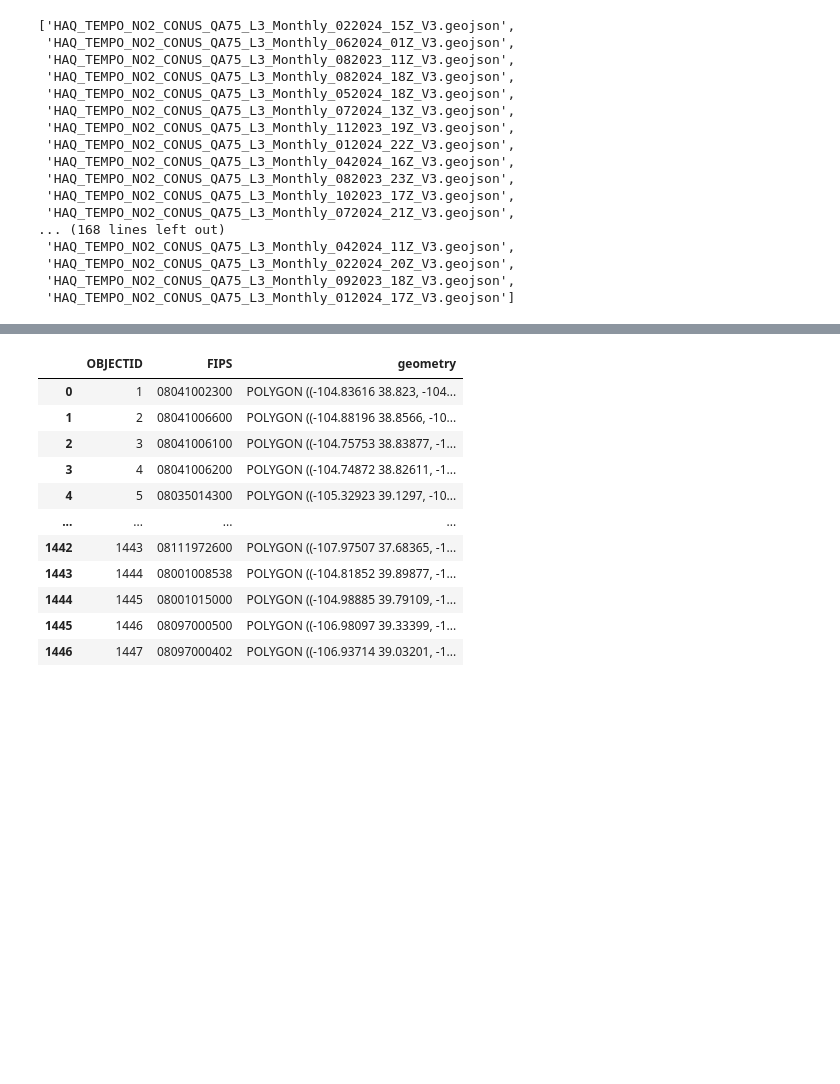
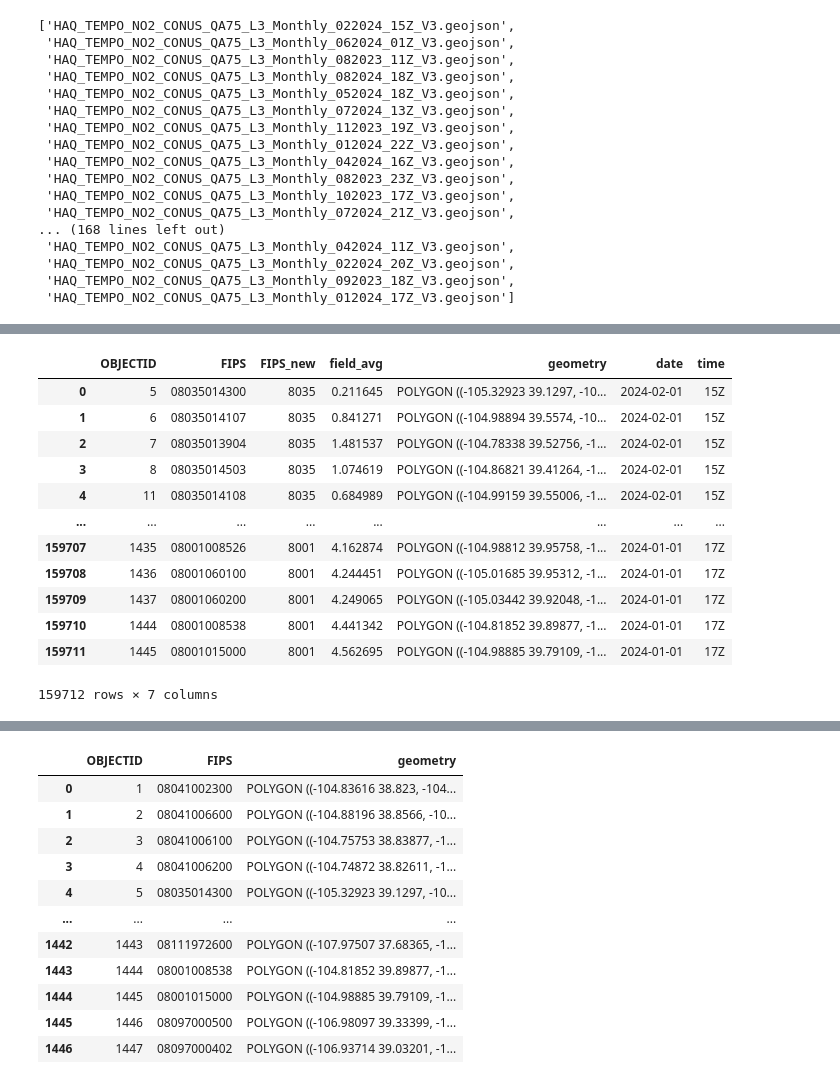
Before and after one commit to sararunkel/tempo-site, a Jupyter notebook: data/textile-source/textile_pattern_data.ipynb, the cells around one changed output, grey strips where cells are left out. Drawn from its saved outputs; the diff is of its cells as text; code cells hidden in the pictures; blank space fills up the shorter version.

```diff
--- a/data/textile-source/textile_pattern_data.ipynb
+++ b/data/textile-source/textile_pattern_data.ipynb
@@ -34,14 +35,35 @@ file_list
  'HAQ_TEMPO_NO2_CONUS_QA75_L3_Monthly_022024_20Z_V3.geojson',
  'HAQ_TEMPO_NO2_CONUS_QA75_L3_Monthly_092023_18Z_V3.geojson',
  'HAQ_TEMPO_NO2_CONUS_QA75_L3_Monthly_012024_17Z_V3.geojson']
+# %%
+def extract_date_from_filename(filename):
+    # Use regular expression to capture the date between 'Monthly_' and '_V3'
+    match = re.search(r'Monthly_(\d{6})', filename)
+    if match:
+        return match.group(1)
+    else:
+        return None  # In case the date is not found
+# %%
+def extract_time_from_filename(filename):
+    match = re.search(r'(\d{2}Z)', filename)
+    if match:
+        return match.group(1)
+    else:
+        return None  # In case the time is not found
 # %%
 gdfs = []
 for file in file_list:
     # print(file)
     gdf = gpd.read_file(file)
-    gdf
+    # Extract the date from the filename
+    date_str = extract_date_from_filename(file)
+    time_str = extract_time_from_filename(file)
+    gdf['date'] = pd.to_datetime(date_str, format='%m%Y')
+    gdf['time'] = time_str
     gdfs.append(gdf)
 
 gdfs
 
-monthly_gdf = pd.concat(gdfs, ignore_index=True)
+gdfs_cleaned = [gdf.dropna(axis=1, how='all') for gdf in gdfs]
+gdfs_cleaned
+# monthly_gdf = pd.concat(gdfs, ignore_index=True)
@@ -48,3 +88,20 @@ monthly_gdf = pd.concat(gdfs, ignore_index=True)
+# %%
+monthly_gdf = pd.concat(gdfs_cleaned, ignore_index=True)
+monthly_gdf
+# %% [output]
+|  | OBJECTID | FIPS | FIPS_new | field_avg | geometry | date | time |
+| 0 | 5 | 08035014300 | 8035 | 0.211645 | POLYGON ((-105.32923 39.1297, -10... | 2024-02-01 | 15Z |
+| 1 | 6 | 08035014107 | 8035 | 0.841271 | POLYGON ((-104.98894 39.5574, -10... | 2024-02-01 | 15Z |
+| 2 | 7 | 08035013904 | 8035 | 1.481537 | POLYGON ((-104.78338 39.52756, -1... | 2024-02-01 | 15Z |
+| 3 | 8 | 08035014503 | 8035 | 1.074619 | POLYGON ((-104.86821 39.41264, -1... | 2024-02-01 | 15Z |
+| 4 | 11 | 08035014108 | 8035 | 0.684989 | POLYGON ((-104.99159 39.55006, -1... | 2024-02-01 | 15Z |
+| ... | ... | ... | ... | ... | ... | ... | ... |
+| 159707 | 1435 | 08001008526 | 8001 | 4.162874 | POLYGON ((-104.98812 39.95758, -1... | 2024-01-01 | 17Z |
+| 159708 | 1436 | 08001060100 | 8001 | 4.244451 | POLYGON ((-105.01685 39.95312, -1... | 2024-01-01 | 17Z |
+| 159709 | 1437 | 08001060200 | 8001 | 4.249065 | POLYGON ((-105.03442 39.92048, -1... | 2024-01-01 | 17Z |
+| 159710 | 1444 | 08001008538 | 8001 | 4.441342 | POLYGON ((-104.81852 39.89877, -1... | 2024-01-01 | 17Z |
+| 159711 | 1445 | 08001015000 | 8001 | 4.562695 | POLYGON ((-104.98885 39.79109, -1... | 2024-01-01 | 17Z |
+159712 rows × 7 columns
 # %%
 # I only want fips 8013 and and 8031
 fips_to_keep = ["8013", "8031"]
```
Also changed, not shown: parts of 10 cells of this notebook.
